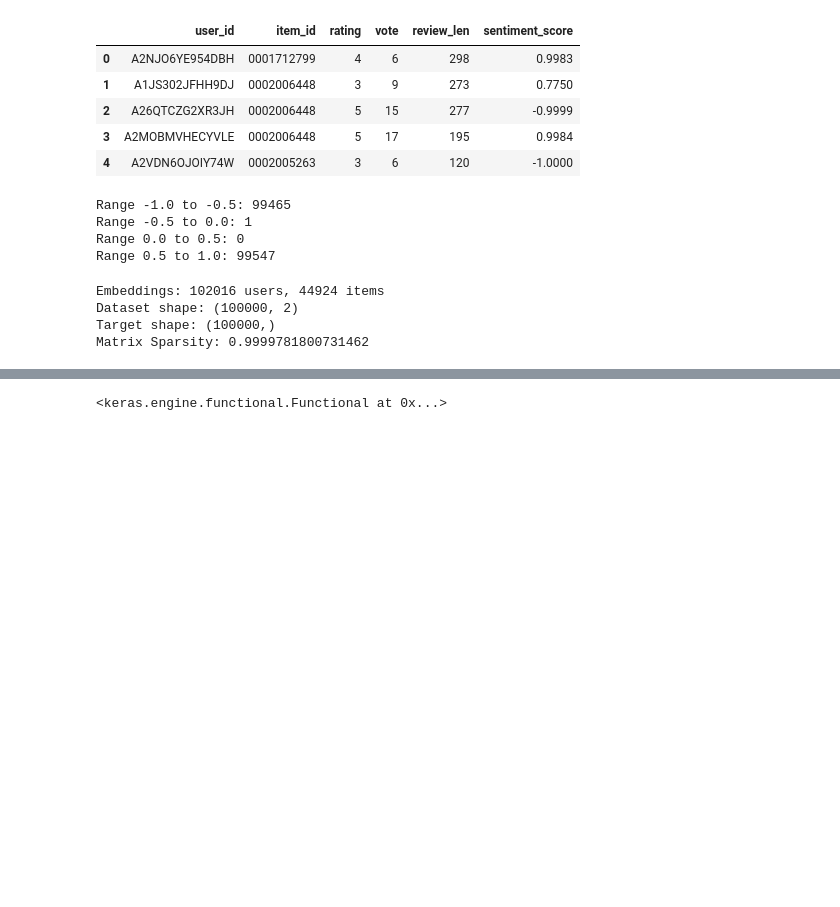
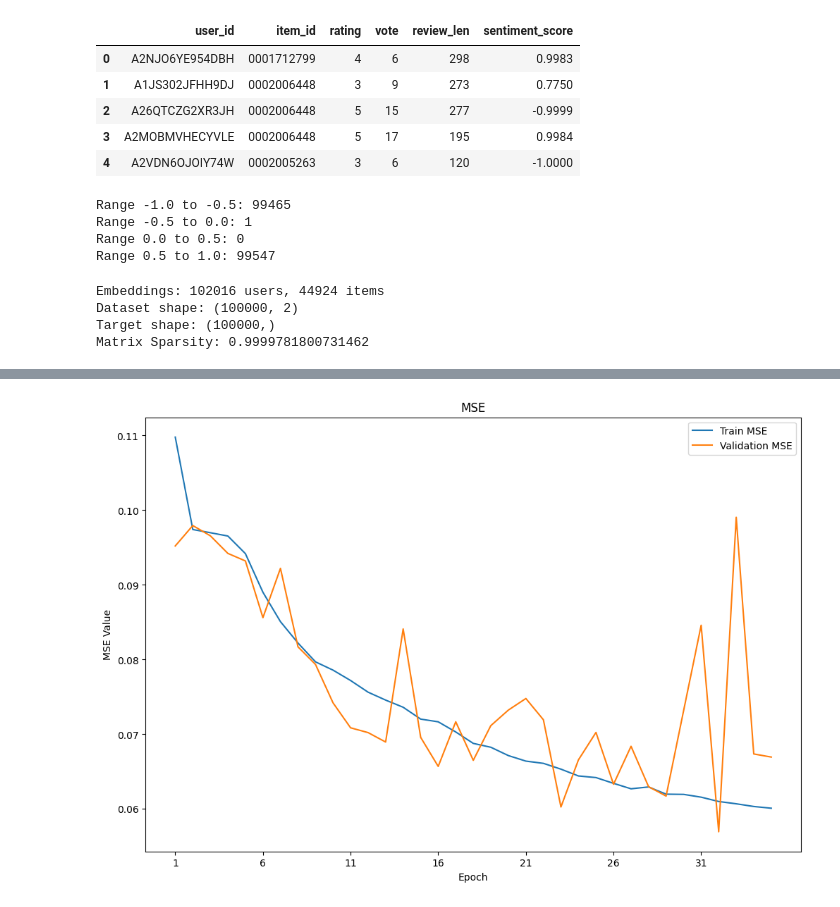
Before and after one commit to WilliamYWu/Amazon_Review_Recommender_System, a Jupyter notebook: amazon_review_testing.ipynb, the cells around one changed output, grey strips where cells are left out. Saved outputs shown, nothing was run; the diff lists cells and outputs as text; code cells hidden in the pictures; blank space fills up the shorter version.

```diff
--- a/amazon_review_testing.ipynb
+++ b/amazon_review_testing.ipynb
@@ -471,0 +443,6 @@ X_train, X_test, y_train, y_test = create_train_test(new_df)
+# %%
+X_train, X_test, y_train, y_test = create_train_test(nn_df)
+print(f"train_x dim: {X_train.shape}")
+print(f"test_x dim: {X_test.shape}")
+print(f"train_y dim: {y_train.shape}")
+print(f"test_u dim: {y_test.shape}")
@@ -519,0 +525,17 @@ _________________________________________________________________
+# %%
+hypermodel = BaselineHyperModel(total_embed_length=embedding_length*2)
+
+tuner = RandomSearch(
+    hypermodel,
+    objective = "val_loss",
+    max_trials = 20,
+    executions_per_trial = 1,
+    directory = RESULTS_DIR,
+    project_name = "optimized_model"
+)
+
+early_stop = EarlyStopping(monitor="val_loss", patience=3)
+tuner.search(X_train, y_train, validation_data=(X_test, y_test), epochs=10, callbacks=[early_stop])
+
+best_hyperparameters = tuner.get_best_hyperparameters()[0]
+final_model = hypermodel.build(best_hyperparameters)
@@ -520,4 +569,4 @@ _________________________________________________________________
 # %%
-results = baseline_model.fit(X_train, y_train, validation_split = 0.15, batch_size = 128, epochs=35, verbose=1)
+results = final_model.fit(X_train, y_train, validation_split = 0.15, epochs=35, verbose=1)
 # %% [output]
 Epoch 1/35
@@ -541,4 +589,17 @@ TypeError: cannot unpack non-iterable History object
-# %%
-baseline_model
-# %% [output]
-<keras.engine.functional.Functional at 0x...>
+# %%
+def plot_loss(results):
+    f, (ax1) = plt.subplots(1, 1, figsize=(12,8))
+
+    max_epoch = len(results.history["loss"]) + 1
+    epoch_list = list(range(1,max_epoch))
+    ax1.plot(epoch_list, results.history["loss"], label="Train MSE")
+    ax1.plot(epoch_list, results.history["val_loss"], label="Validation MSE")
+    ax1.set_xticks(np.arange(1, max_epoch, 5))
+    ax1.set_ylabel("MSE Value")
+    ax1.set_xlabel("Epoch")
+    ax1.set_title("MSE")
+    l1 = ax1.legend(loc="best")
+# %%
+plot_loss(results)
+# %% [output]
+[figure, added]
```
Also changed, not shown: parts of 23 cells of this notebook.
